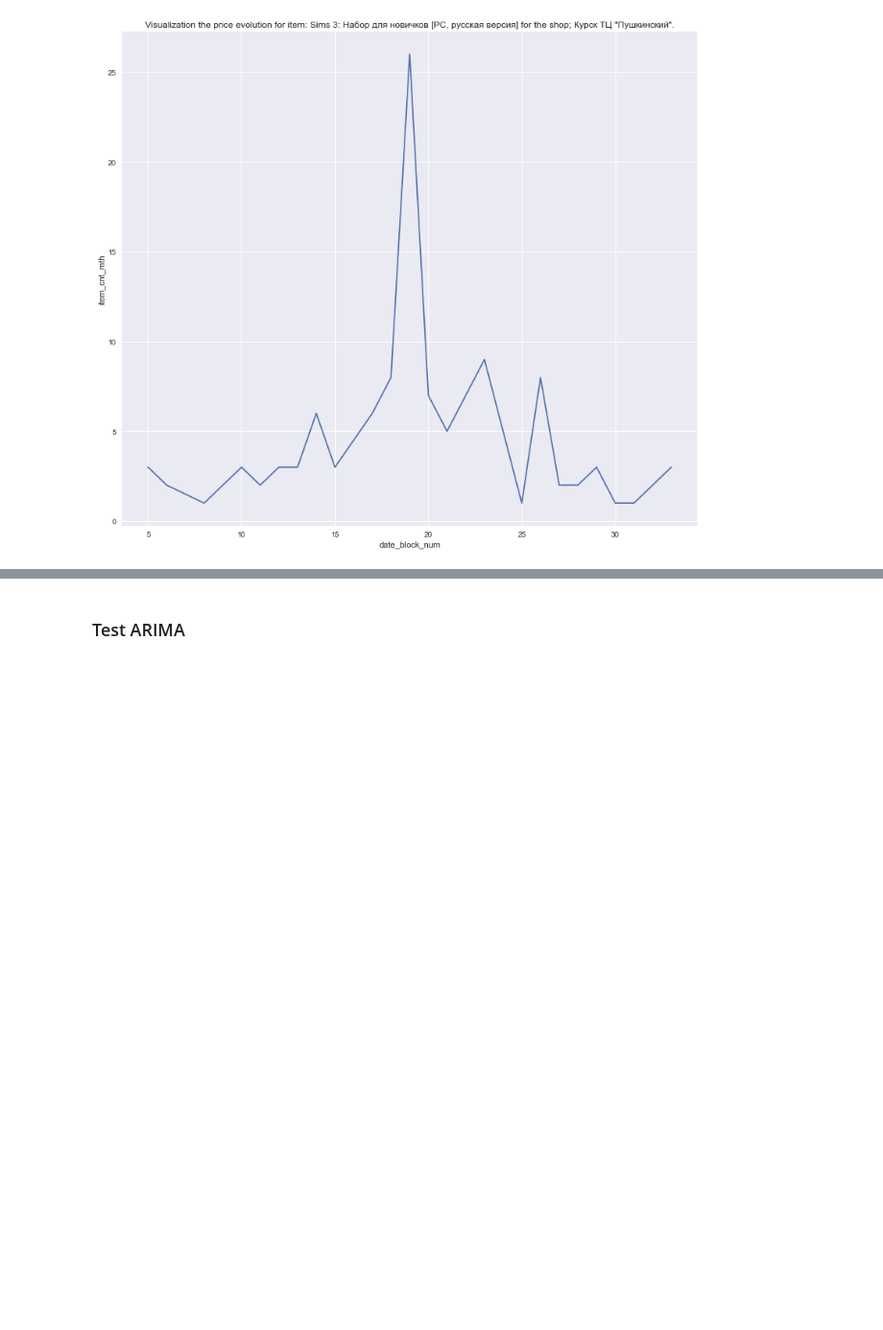
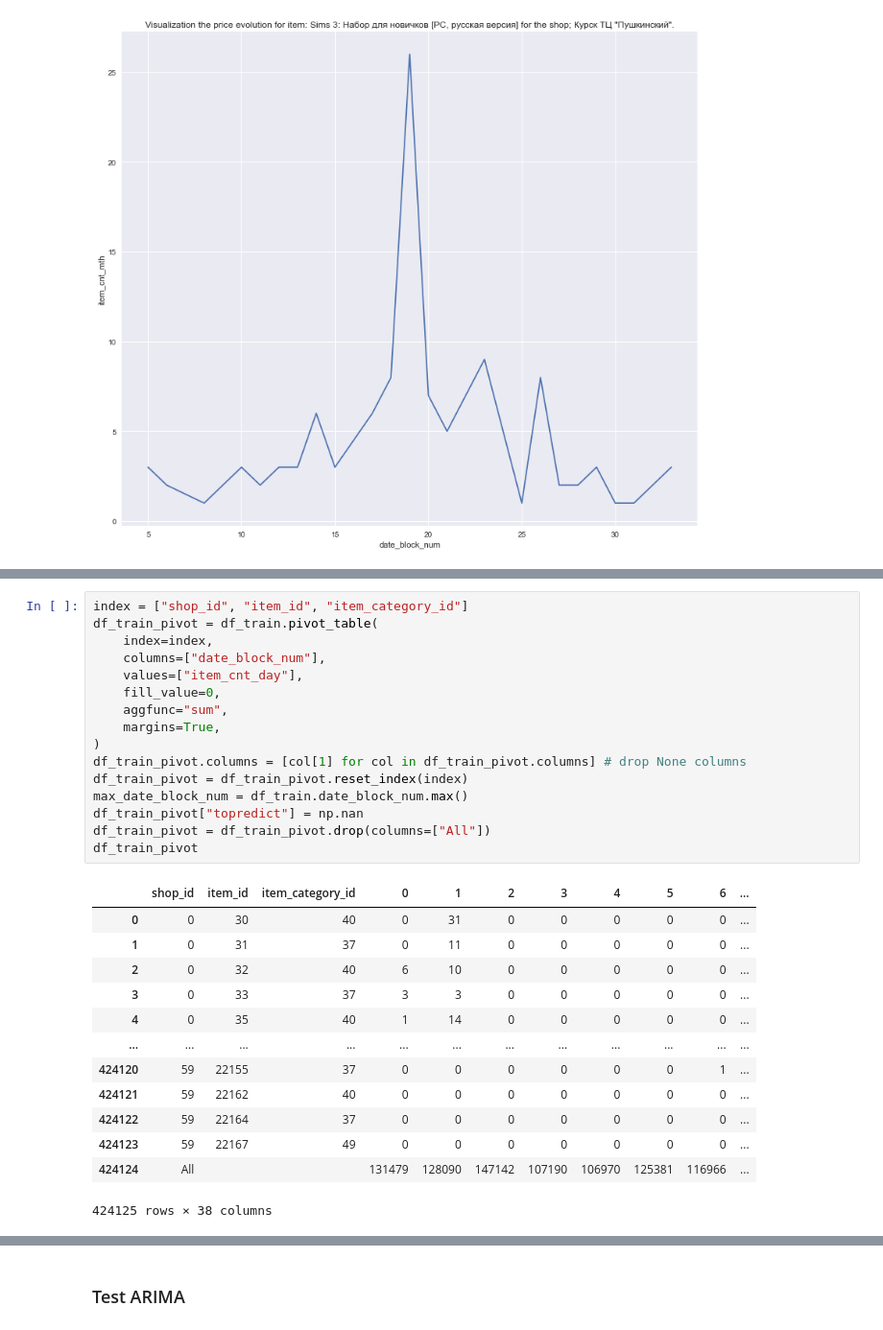
Before and after one commit to BaptPicxDev/predict-future-sales-kaggle, a Jupyter notebook: Price_Prediction.ipynb, the cells around one changed output, grey strips where cells are left out. Shown at 96% size. Drawn from its saved outputs; the diff is of its cells as text; blank space fills up the shorter version.

```diff
--- a/Price_Prediction.ipynb
+++ b/Price_Prediction.ipynb
@@ -230,0 +259,30 @@ sns.lineplot(data=example_df, x="date_block_num", y="item_cnt_mth")
+# %%
+index = ["shop_id", "item_id", "item_category_id"]
+df_train_pivot = df_train.pivot_table(
+    index=index,
+    columns=["date_block_num"],
+    values=["item_cnt_day"],
+    fill_value=0,
+    aggfunc="sum",
+    margins=True,
+)
+df_train_pivot.columns = [col[1] for col in df_train_pivot.columns] # drop None columns
+df_train_pivot = df_train_pivot.reset_index(index)
+max_date_block_num = df_train.date_block_num.max()
+df_train_pivot["topredict"] = np.nan
+df_train_pivot = df_train_pivot.drop(columns=["All"])
+df_train_pivot
+# %% [output]
+|  | shop_id | item_id | item_category_id | 0 | 1 | 2 | 3 | 4 | 5 | 6 | ... |
+| 0 | 0 | 30 | 40 | 0 | 31 | 0 | 0 | 0 | 0 | 0 | ... |
+| 1 | 0 | 31 | 37 | 0 | 11 | 0 | 0 | 0 | 0 | 0 | ... |
+| 2 | 0 | 32 | 40 | 6 | 10 | 0 | 0 | 0 | 0 | 0 | ... |
+| 3 | 0 | 33 | 37 | 3 | 3 | 0 | 0 | 0 | 0 | 0 | ... |
+| 4 | 0 | 35 | 40 | 1 | 14 | 0 | 0 | 0 | 0 | 0 | ... |
+| ... | ... | ... | ... | ... | ... | ... | ... | ... | ... | ... | ... |
+| 424120 | 59 | 22155 | 37 | 0 | 0 | 0 | 0 | 0 | 0 | 1 | ... |
+| 424121 | 59 | 22162 | 40 | 0 | 0 | 0 | 0 | 0 | 0 | 0 | ... |
+| 424122 | 59 | 22164 | 37 | 0 | 0 | 0 | 0 | 0 | 0 | 0 | ... |
+| 424123 | 59 | 22167 | 49 | 0 | 0 | 0 | 0 | 0 | 0 | 0 | ... |
+| 424124 | All |  |  | 131479 | 128090 | 147142 | 107190 | 106970 | 125381 | 116966 | ... |
+424125 rows × 38 columns
```
Also changed, not shown: parts of 36 cells of this notebook, 1 other file.
